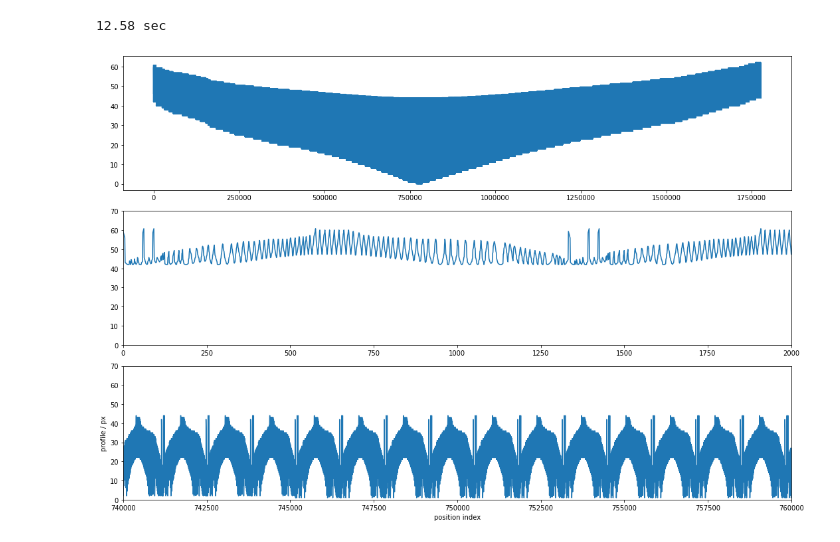
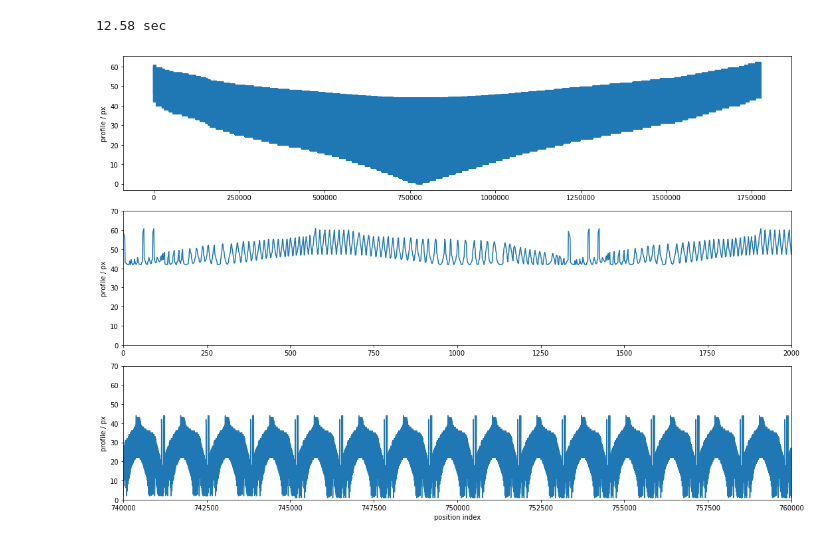
Before and after one commit to refurrer/balloonprofile, a Jupyter notebook: Balloon_folded.ipynb, the cells around one changed output. Cells and saved outputs as stored; diff of their text form; code cells hidden in the pictures.

```diff
--- a/Balloon_folded.ipynb
+++ b/Balloon_folded.ipynb
@@ -45,22 +45,24 @@ print(elapsed_time,"sec",)
 # %%
 fig = plt.figure(figsize=(15, 10))
 
 plt.subplot(311)
 plt.plot(profile)
+plt.ylabel('profile / px')
 
 plt.subplot(312)
 plt.plot(profile)
 plt.axis([0, 2000, 0, 70])
+plt.ylabel('profile / px')
 
 plt.subplot(313)
 plt.plot(profile)
 plt.axis([740000, 760000, 0, 70])
 
 plt.xlabel('position index')
 plt.ylabel('profile / px')
 plt.tight_layout()
 plt.show()
 
 fig.savefig('balloonprofile.png') # save the figure to file
 # %% [output]
-[figure, old version]
+[figure, new version]
```
Also changed, not shown: 1 other file.
